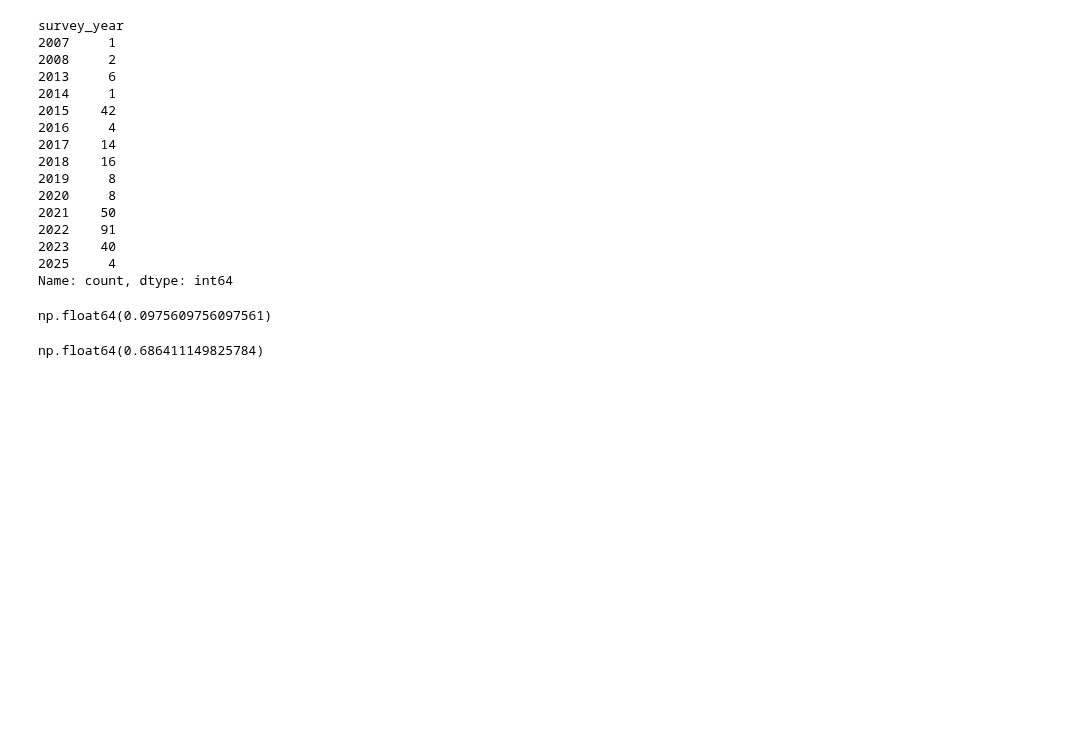
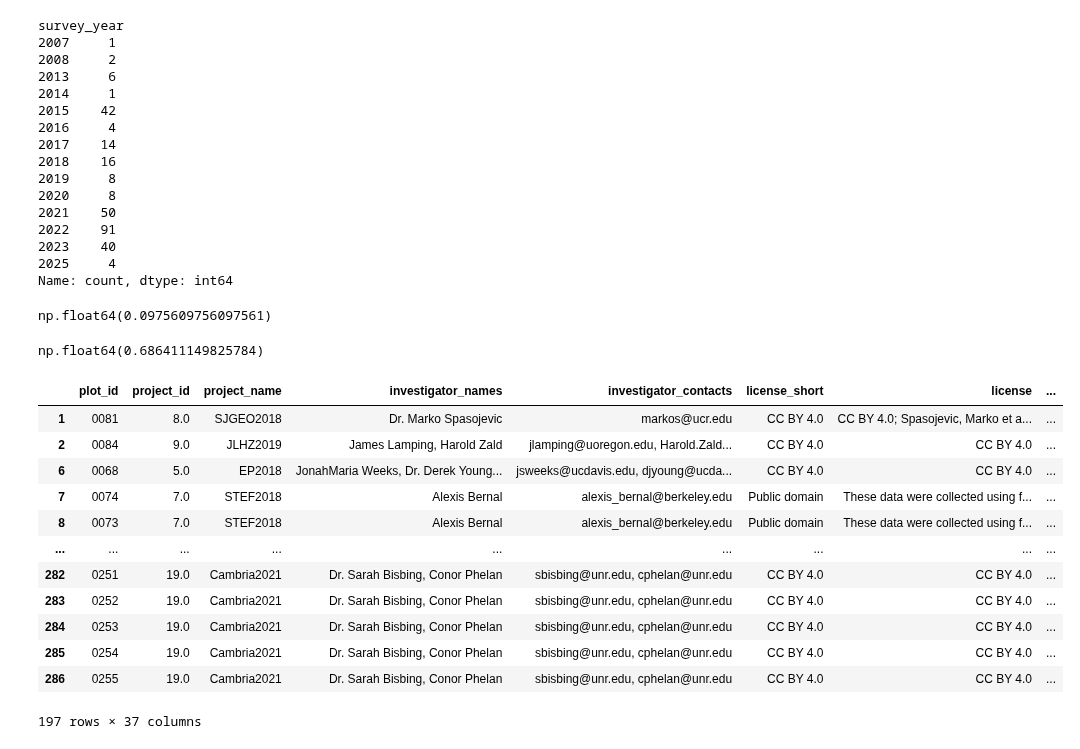
Before and after one commit to CU-ESIIL/EAGLE, a Jupyter notebook: data_cleaning/merge_ofo_trees.ipynb, the cells around one changed output. Saved outputs shown, nothing was run; the diff lists cells and outputs as text; code cells hidden in the pictures; blank space fills up the shorter version.

```diff
--- a/data_cleaning/merge_ofo_trees.ipynb
+++ b/data_cleaning/merge_ofo_trees.ipynb
@@ -283,5 +286,21 @@ np.float64(0.0975609756097561)
 np.float64(0.686411149825784)
 # %%
 # when we decide what to predict on each plot, add those aggregated values into the table and re-run this notebook
+# %%
+plots_w_als
+# %% [output]
+|  | plot_id | project_id | project_name | investigator_names | investigator_contacts | license_short | license | ... |
+| 1 | 0081 | 8.0 | SJGEO2018 | Dr. Marko Spasojevic | markos@ucr.edu | CC BY 4.0 | CC BY 4.0; Spasojevic, Marko et a... | ... |
+| 2 | 0084 | 9.0 | JLHZ2019 | James Lamping, Harold Zald | jlamping@uoregon.edu, Harold.Zald... | CC BY 4.0 | CC BY 4.0 | ... |
+| 6 | 0068 | 5.0 | EP2018 | JonahMaria Weeks, Dr. Derek Young... | jsweeks@ucdavis.edu, djyoung@ucda... | CC BY 4.0 | CC BY 4.0 | ... |
+| 7 | 0074 | 7.0 | STEF2018 | Alexis Bernal | alexis_bernal@berkeley.edu | Public domain | These data were collected using f... | ... |
+| 8 | 0073 | 7.0 | STEF2018 | Alexis Bernal | alexis_bernal@berkeley.edu | Public domain | These data were collected using f... | ... |
+| ... | ... | ... | ... | ... | ... | ... | ... | ... |
+| 282 | 0251 | 19.0 | Cambria2021 | Dr. Sarah Bisbing, Conor Phelan | sbisbing@unr.edu, cphelan@unr.edu | CC BY 4.0 | CC BY 4.0 | ... |
+| 283 | 0252 | 19.0 | Cambria2021 | Dr. Sarah Bisbing, Conor Phelan | sbisbing@unr.edu, cphelan@unr.edu | CC BY 4.0 | CC BY 4.0 | ... |
+| 284 | 0253 | 19.0 | Cambria2021 | Dr. Sarah Bisbing, Conor Phelan | sbisbing@unr.edu, cphelan@unr.edu | CC BY 4.0 | CC BY 4.0 | ... |
+| 285 | 0254 | 19.0 | Cambria2021 | Dr. Sarah Bisbing, Conor Phelan | sbisbing@unr.edu, cphelan@unr.edu | CC BY 4.0 | CC BY 4.0 | ... |
+| 286 | 0255 | 19.0 | Cambria2021 | Dr. Sarah Bisbing, Conor Phelan | sbisbing@unr.edu, cphelan@unr.edu | CC BY 4.0 | CC BY 4.0 | ... |
+197 rows × 37 columns
 # %%
 plots_w_als = plots[plots.year_diff_AWS.fillna(100)<=3]
```
Also changed, not shown: parts of 19 cells of this notebook, 2 other files.
